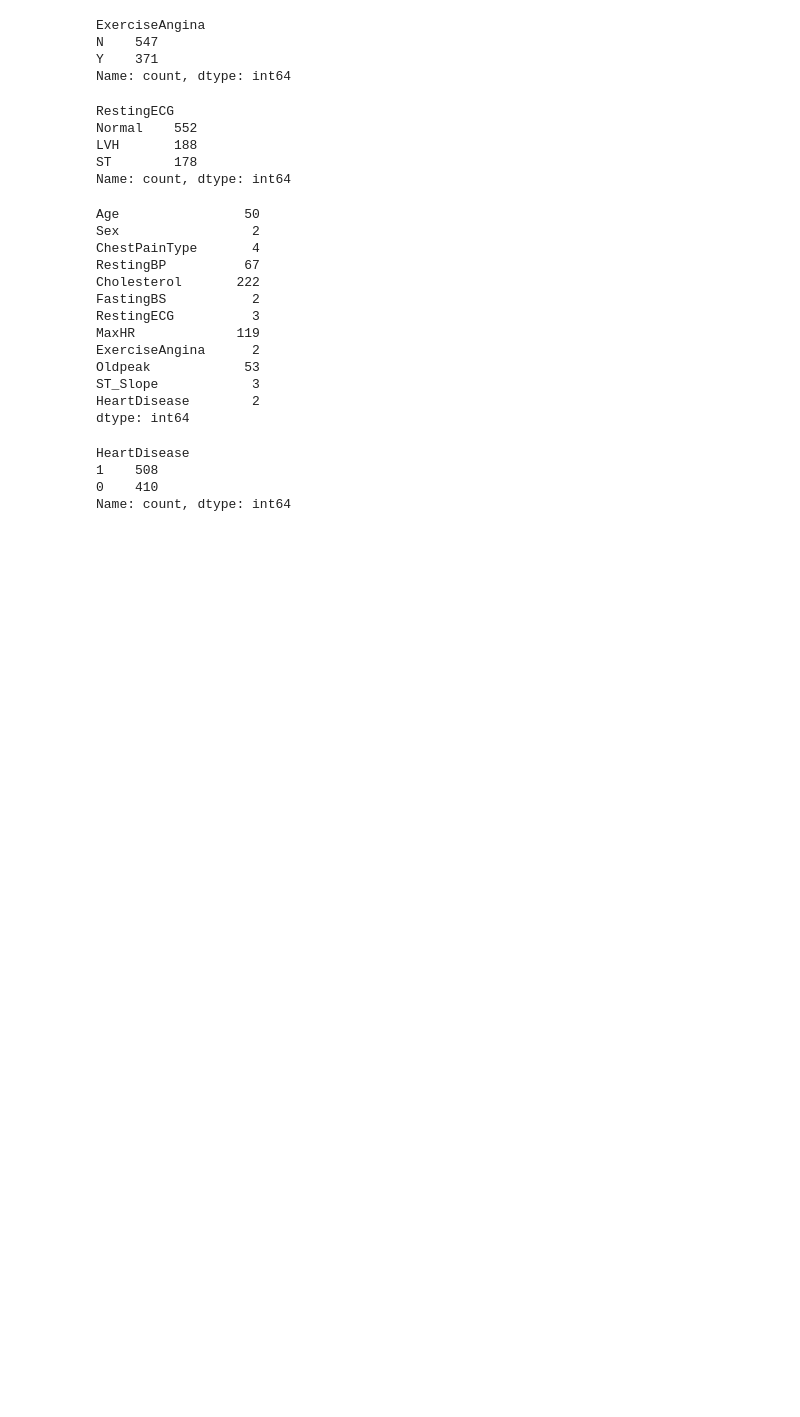
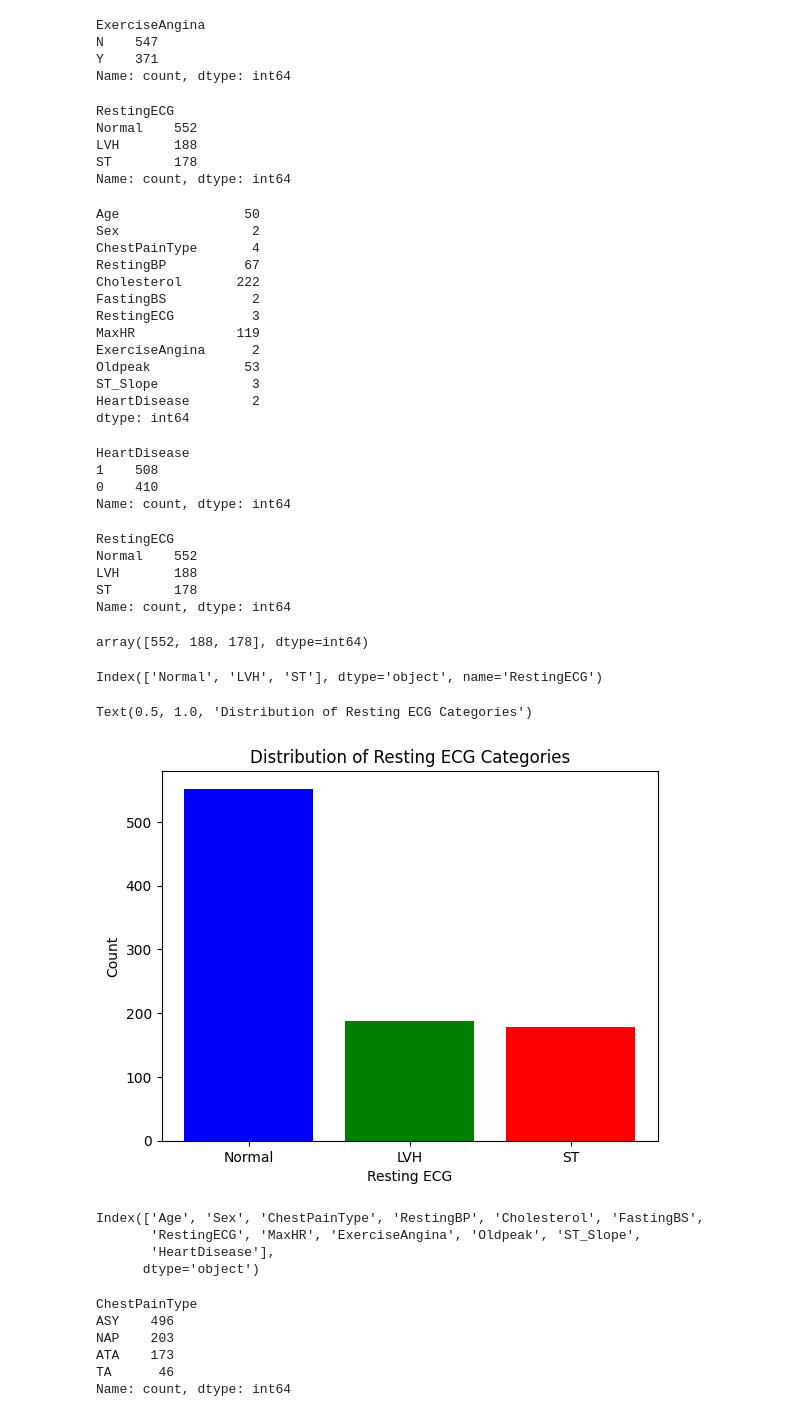
Before and after one commit to ImaneMdn/Heart-disease-prediction, a Jupyter notebook: heartdisease.ipynb, the cells around one changed output. Cells and saved outputs as stored; diff of their text form; code cells hidden in the pictures; blank space fills up the shorter version.

```diff
--- a/heartdisease.ipynb
+++ b/heartdisease.ipynb
@@ -167,3 +167,46 @@ HeartDisease
 1    508
 0    410
 Name: count, dtype: int64
+# %%
+count = df['RestingECG'].value_counts()
+count
+# %% [output]
+RestingECG
+Normal    552
+LVH       188
+ST        178
+Name: count, dtype: int64
+# %%
+count.values
+# %% [output]
+array([552, 188, 178], dtype=int64)
+# %%
+count.index
+# %% [output]
+Index(['Normal', 'LVH', 'ST'], dtype='object', name='RestingECG')
+# %%
+plt.bar(count.index, count.values, color=['blue','green','red'])
+
+plt.xlabel('Resting ECG')
+plt.ylabel('Count')
+plt.title('Distribution of Resting ECG Categories')
+# %% [output]
+Text(0.5, 1.0, 'Distribution of Resting ECG Categories')
+[figure, added]
+# %%
+df.columns
+# %% [output]
+Index(['Age', 'Sex', 'ChestPainType', 'RestingBP', 'Cholesterol', 'FastingBS',
+       'RestingECG', 'MaxHR', 'ExerciseAngina', 'Oldpeak', 'ST_Slope',
+       'HeartDisease'],
+      dtype='object')
+# %%
+count_ctype = df['ChestPainType'].value_counts()
+count_ctype
+# %% [output]
+ChestPainType
+ASY    496
+NAP    203
+ATA    173
+TA      46
+Name: count, dtype: int64
```
Also changed, not shown: parts of 62 cells of this notebook.
